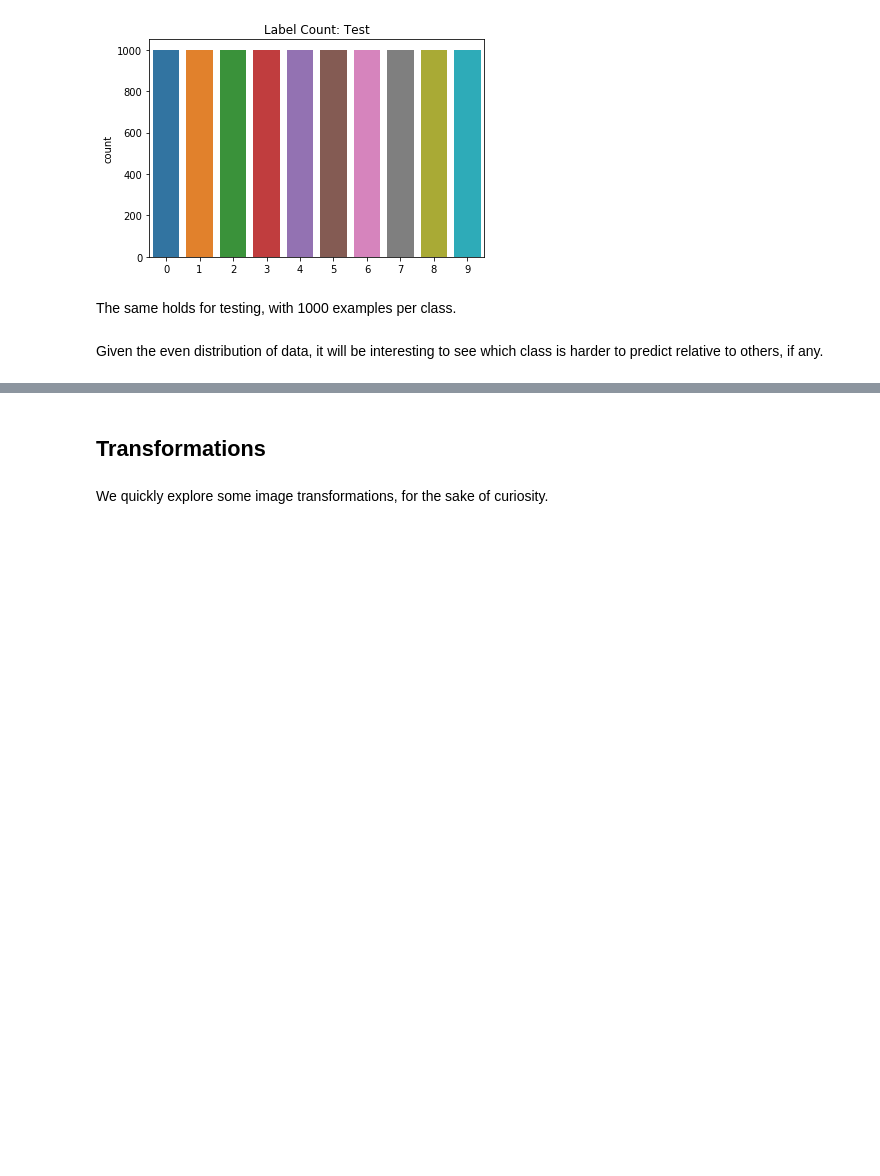
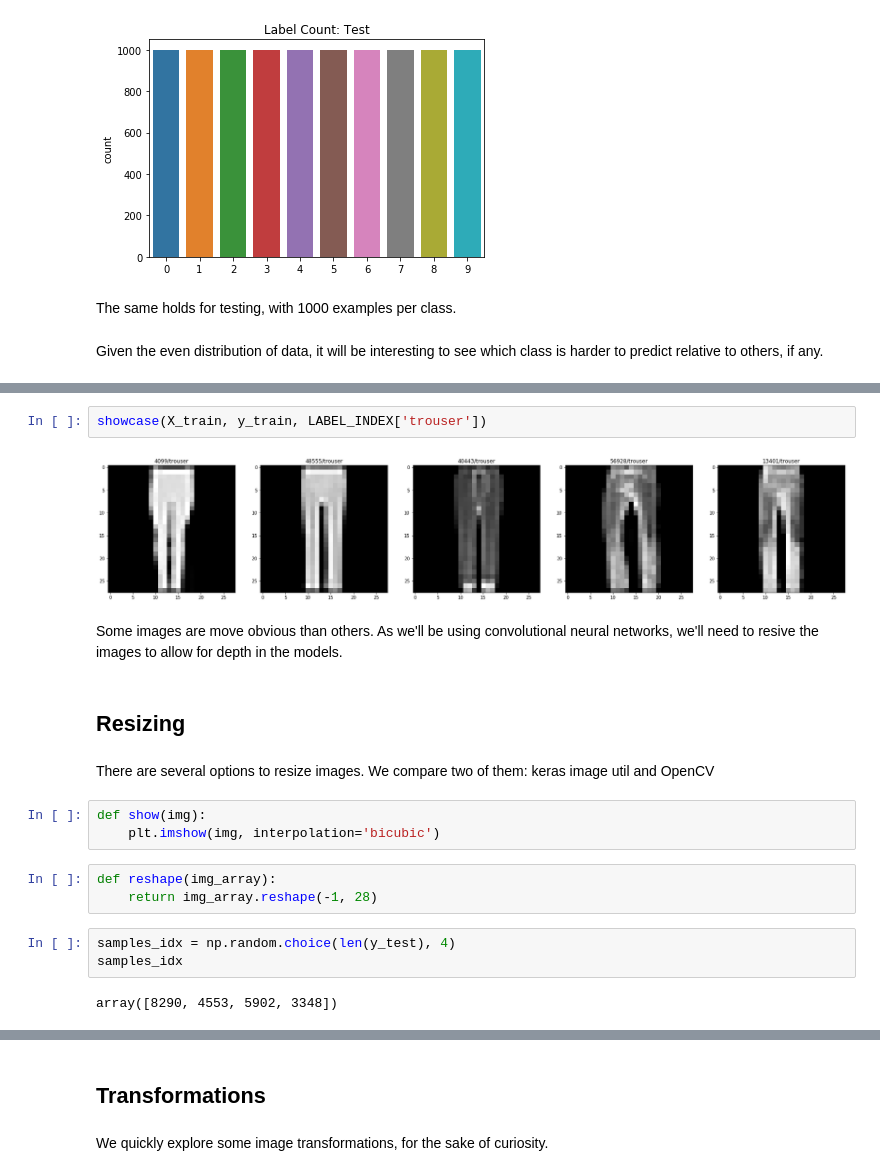
Before and after one commit to guidj/fashion-mnist, a Jupyter notebook: notebooks/x00-explore-fmnist.ipynb, the cells around one changed output, grey strips where cells are left out. Drawn from its saved outputs; the diff is of its cells as text; blank space fills up the shorter version.

```diff
--- a/notebooks/x00-explore-fmnist.ipynb
+++ b/notebooks/x00-explore-fmnist.ipynb
@@ -64,0 +123,21 @@ Given the even distribution of data, it will be interesting to see which class i
+# %%
+showcase(X_train, y_train, LABEL_INDEX['trouser'])
+# %% [output]
+[figure, added]
+# %% [markdown]
+Some images are move obvious than others. As we'll be using convolutional neural networks, we'll need to resive the images to allow for depth in the models.
+# %% [markdown]
+## Resizing
+# %% [markdown]
+There are several options to resize images. We compare two of them: keras image util and OpenCV
+# %%
+def show(img):
+    plt.imshow(img, interpolation='bicubic')
+# %%
+def reshape(img_array):
+    return img_array.reshape(-1, 28)
+# %%
+samples_idx = np.random.choice(len(y_test), 4)
+samples_idx
+# %% [output]
+array([8290, 4553, 5902, 3348])
```
Also changed, not shown: parts of 32 cells of this notebook, 2 other files.
